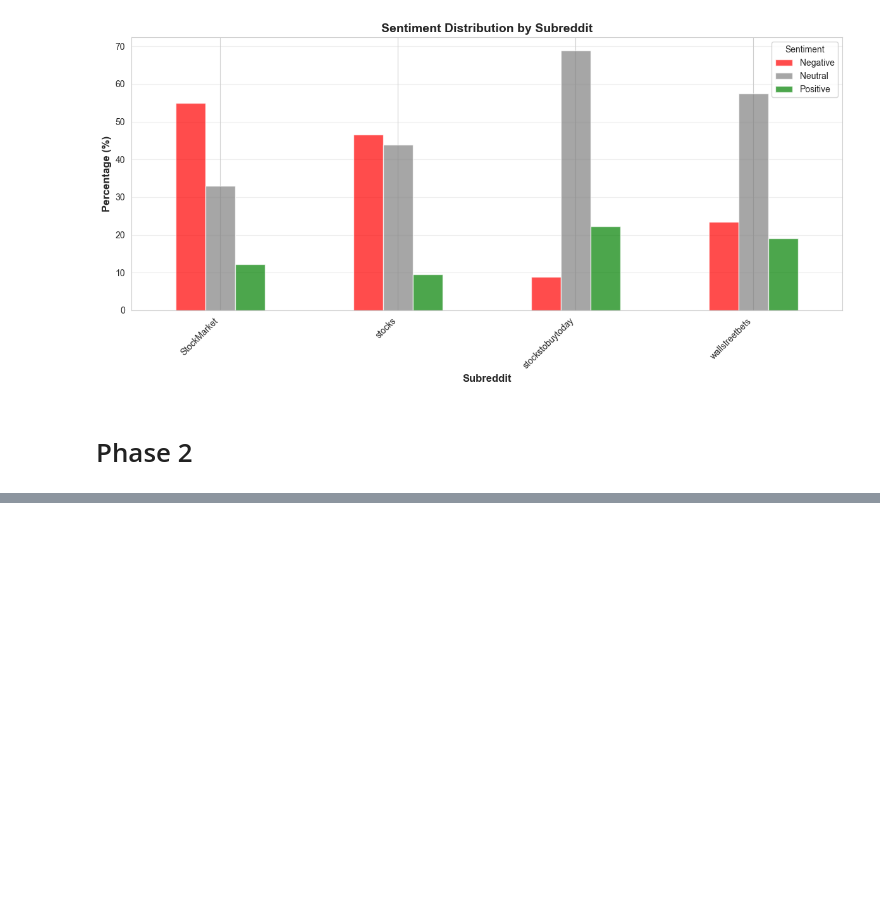
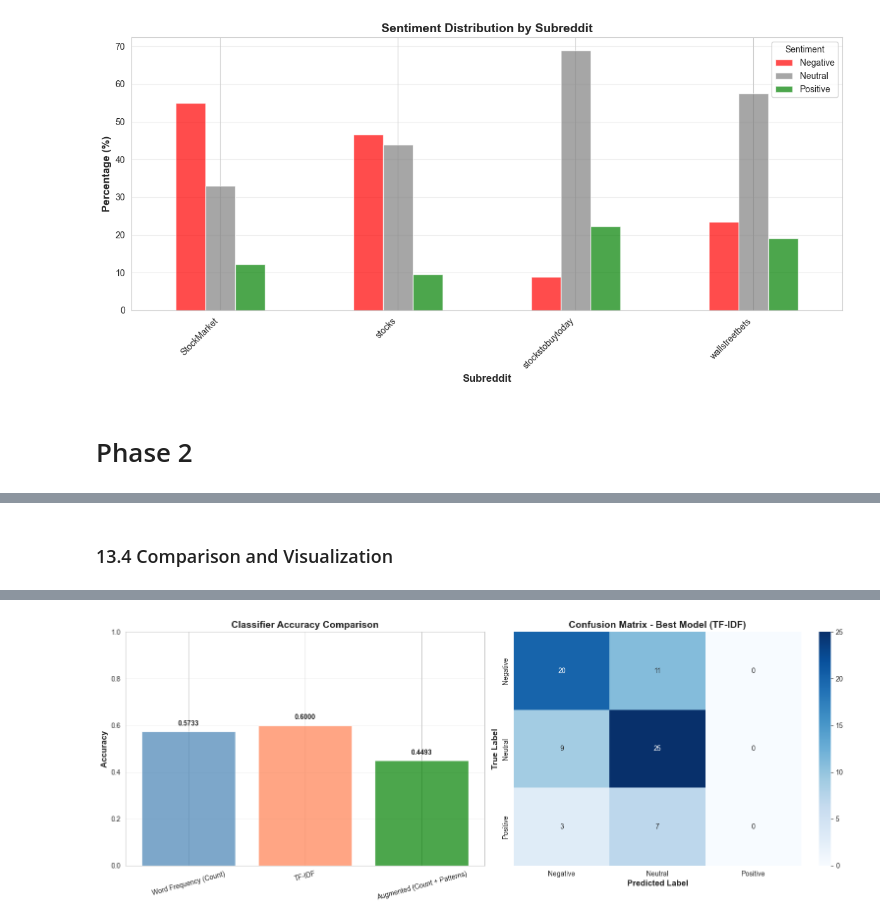
Before and after one commit to BallPoolShark/DM2025-Lab1-Exercise, a Jupyter notebook: DM2025-Lab1-Homework.ipynb, the cells around one changed output, grey strips where cells are left out. Drawn from its saved outputs; the diff is of its cells as text; code cells hidden in the pictures; blank space fills up the shorter version.

Commit message:
homework test

```diff
--- a/DM2025-Lab1-Homework.ipynb
+++ b/DM2025-Lab1-Homework.ipynb
@@ -516,0 +547,20 @@ plt.show()
+# %%
+# Apply FPGrowth algorithm to find frequent patterns
+from PAMI.frequentPattern.basic import FPGrowth as FP
+
+# Set minimum support threshold (number of documents pattern must appear in)
+min_support = 5  # Pattern must appear in at least 5 documents
+
+# Run FPGrowth algorithm
+fpgrowth = FP.FPGrowth(iFile=temp_file.name, minSup=min_support, sep='\t')
+fpgrowth.mine()
+
+# Get patterns
+patterns = fpgrowth.getPatterns()
+print(f"Number of frequent patterns found: {len(patterns)}")
+print(f"\nTop 20 patterns by support:")
+
+# Sort patterns by support
+sorted_patterns = sorted(patterns.items(), key=lambda x: x[1], reverse=True)[:20]
+for pattern, support in sorted_patterns:
+    print(f"{pattern}: {support}")
@@ -516,0 +902,56 @@ plt.show()
+# %% [markdown]
+### 13.4 Comparison and Visualization
+# %%
+# Compare all classifiers
+comparison_results = pd.DataFrame({
+    'Model': ['Word Frequency (Count)', 'TF-IDF', 'Augmented (Count + Patterns)'],
+    'Accuracy': [accuracy_count, accuracy_tfidf, accuracy_aug]
+})
+
+print("\n" + "=" * 60)
+print("COMPARISON OF NAIVE BAYES CLASSIFIERS")
+print("=" * 60)
+print(comparison_results.to_string(index=False))
+print(f"\nBest model: {comparison_results.loc[comparison_results['Accuracy'].idxmax(), 'Model']}")
+print(f"Best accuracy: {comparison_results['Accuracy'].max():.4f}")
+
+# Visualize comparison
+fig, axes = plt.subplots(1, 2, figsize=(16, 6))
+
+# Accuracy comparison
+axes[0].bar(comparison_results['Model'], comparison_results['Accuracy'],
+           color=['steelblue', 'coral', 'green'], alpha=0.7)
+axes[0].set_ylabel('Accuracy', fontsize=12, fontweight='bold')
+axes[0].set_title('Classifier Accuracy Comparison', fontsize=14, fontweight='bold')
+axes[0].set_ylim([0, 1])
+axes[0].grid(axis='y', alpha=0.3)
+for i, (model, acc) in enumerate(zip(comparison_results['Model'], comparison_results['Accuracy'])):
+    axes[0].text(i, acc + 0.02, f'{acc:.4f}', ha='center', va='bottom', fontweight='bold')
+axes[0].tick_params(axis='x', rotation=15)
+
+# Confusion matrix for best model
+best_idx = comparison_results['Accuracy'].idxmax()
+if best_idx == 0:
+    y_pred_best = y_pred_count
+    y_test_best = y_test
+    title = 'Word Frequency'
+elif best_idx == 1:
+    y_pred_best = y_pred_tfidf
+    y_test_best = y_test
+    title = 'TF-IDF'
+else:
+    y_pred_best = y_pred_aug
+    y_test_best = y_test_aug
+    title = 'Augmented'
+
+cm = confusion_matrix(y_test_best, y_pred_best)
+sns.heatmap(cm, annot=True, fmt='d', cmap='Blues', ax=axes[1],
+           xticklabels=['Negative', 'Neutral', 'Positive'],
+           yticklabels=['Negative', 'Neutral', 'Positive'])
+axes[1].set_ylabel('True Label', fontsize=12, fontweight='bold')
+axes[1].set_xlabel('Predicted Label', fontsize=12, fontweight='bold')
+axes[1].set_title(f'Confusion Matrix - Best Model ({title})', fontsize=14, fontweight='bold')
+
+plt.tight_layout()
+plt.show()
+# %% [output]
@@ -516,0 +968 @@ plt.show()
+[figure, added]
```
Also changed, not shown: parts of 21 cells of this notebook.
